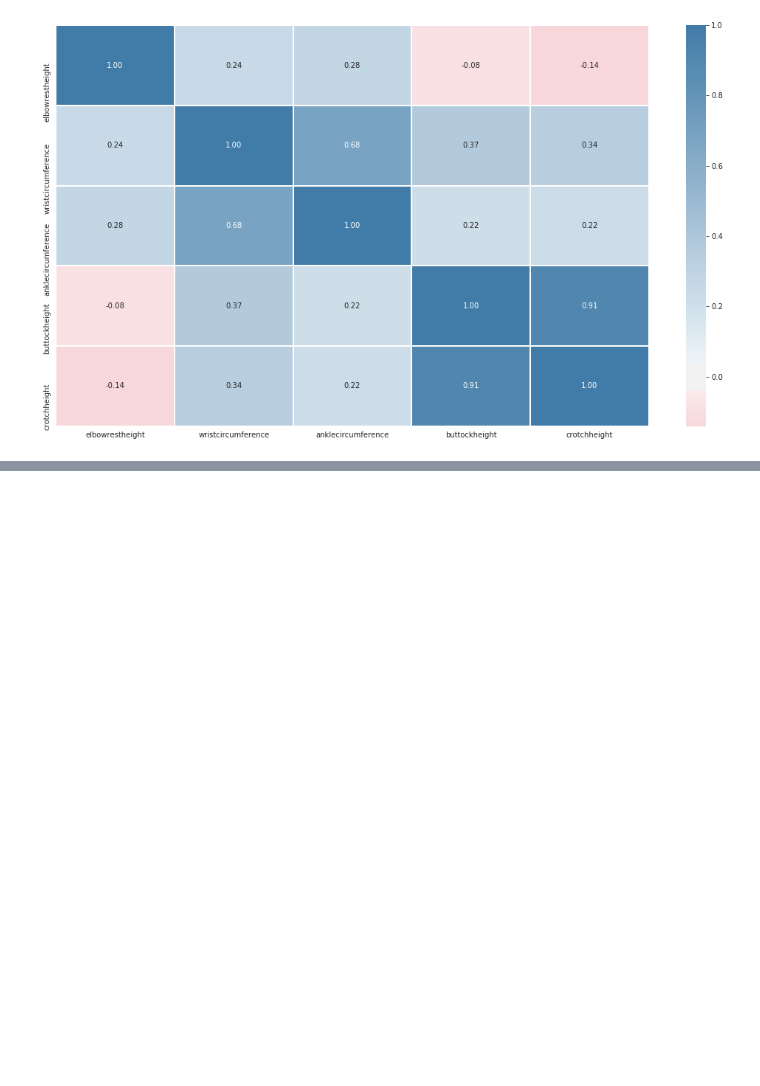
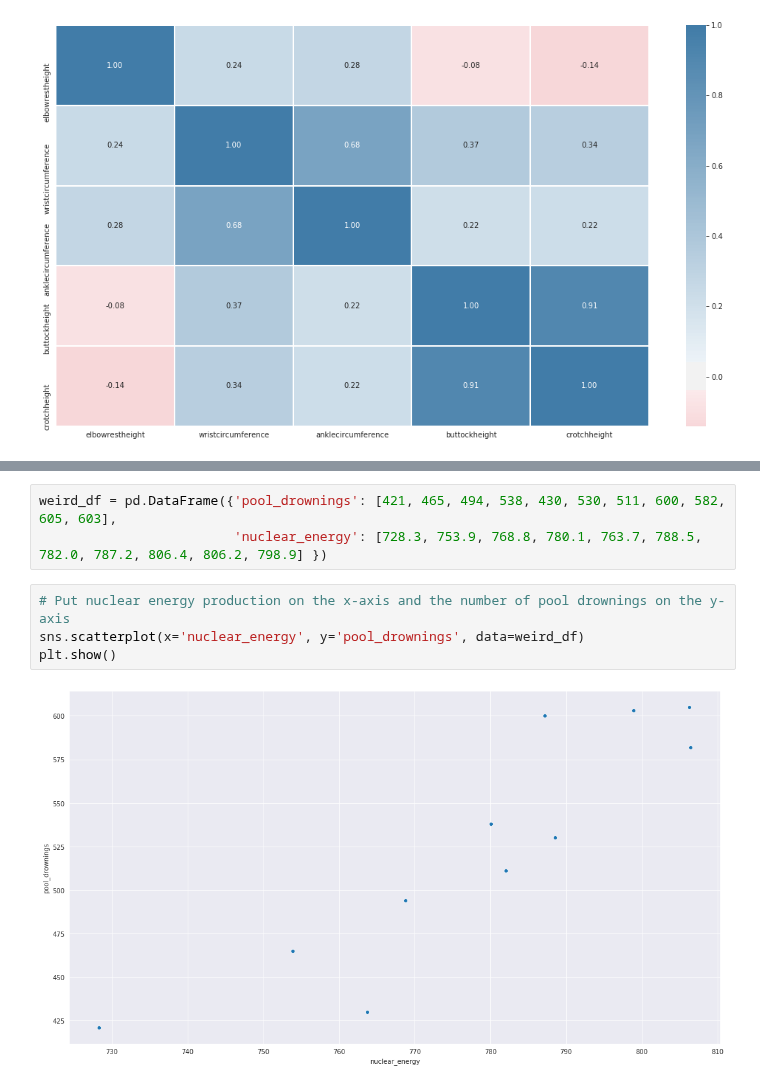
Before and after one commit to MikSm1th/datacamp_notes, a Jupyter notebook: dimension_reduction/2_Feature_selection_1.ipynb, the cells around one changed output, grey strips where cells are left out. Cells and saved outputs as stored; diff of their text form; blank space fills up the shorter version.

```diff
--- a/dimension_reduction/2_Feature_selection_1.ipynb
+++ b/dimension_reduction/2_Feature_selection_1.ipynb
@@ -423,0 +473,9 @@ Committed: 2020-01-24
+# %%
+weird_df = pd.DataFrame({'pool_drownings': [421, 465, 494, 538, 430, 530, 511, 600, 582, 605, 603],
+                         'nuclear_energy': [728.3, 753.9, 768.8, 780.1, 763.7, 788.5, 782.0, 787.2, 806.4, 806.2, 798.9] })
+# %%
+# Put nuclear energy production on the x-axis and the number of pool drownings on the y-axis
+sns.scatterplot(x='nuclear_energy', y='pool_drownings', data=weird_df)
+plt.show()
+# %% [output]
+[figure, added]
```
Also changed, not shown: parts of 16 cells of this notebook, 1 other file.
